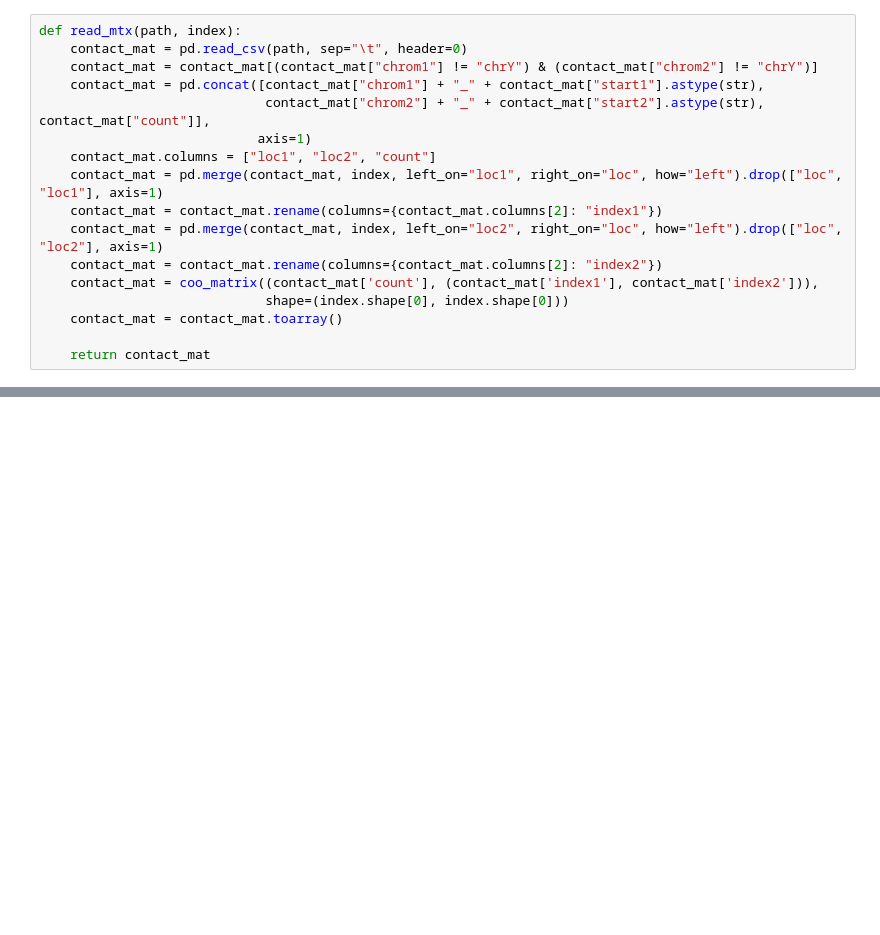
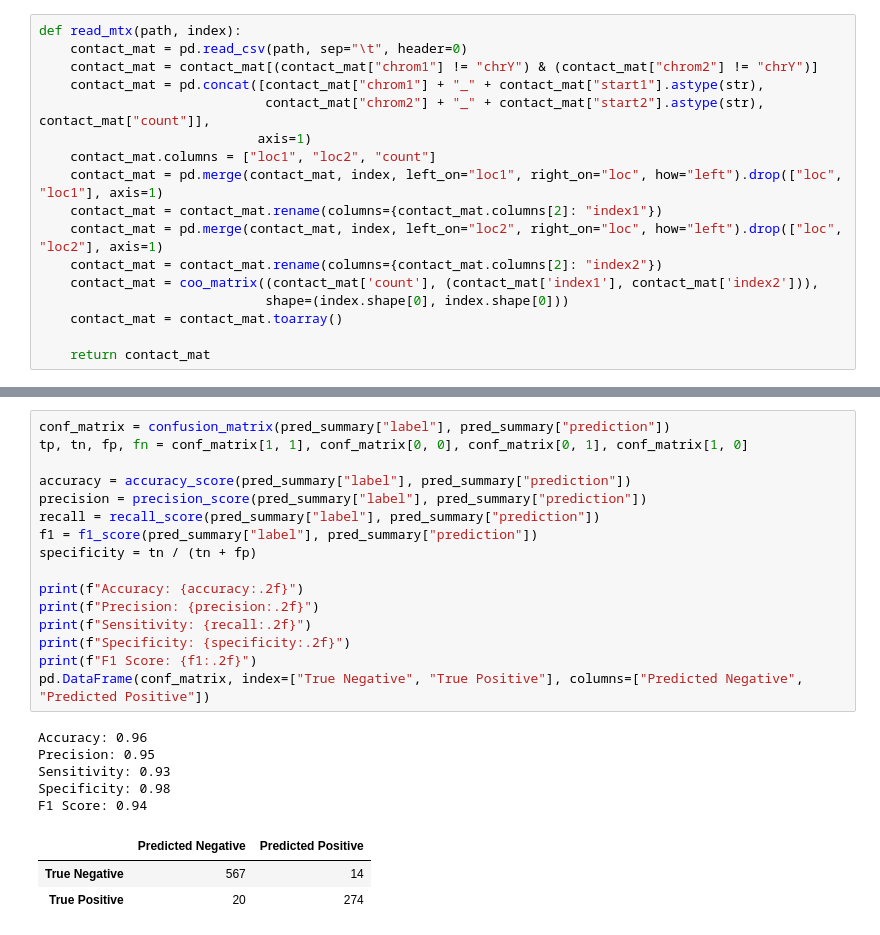
Before and after one commit to Enterprise-D/ecDNAalternative, a Jupyter notebook: model.ipynb, the cells around one changed output, grey strips where cells are left out. Cells and saved outputs as stored; diff of their text form; blank space fills up the shorter version.

```diff
--- a/model.ipynb
+++ b/model.ipynb
@@ -198,0 +334,25 @@ print(f'Test Accuracy: {test_accuracy * 100:.2f}%')
+# %%
+conf_matrix = confusion_matrix(pred_summary["label"], pred_summary["prediction"])
+tp, tn, fp, fn = conf_matrix[1, 1], conf_matrix[0, 0], conf_matrix[0, 1], conf_matrix[1, 0]
+
+accuracy = accuracy_score(pred_summary["label"], pred_summary["prediction"])
+precision = precision_score(pred_summary["label"], pred_summary["prediction"])
+recall = recall_score(pred_summary["label"], pred_summary["prediction"])
+f1 = f1_score(pred_summary["label"], pred_summary["prediction"])
+specificity = tn / (tn + fp)
+
+print(f"Accuracy: {accuracy:.2f}")
+print(f"Precision: {precision:.2f}")
+print(f"Sensitivity: {recall:.2f}")
+print(f"Specificity: {specificity:.2f}")
+print(f"F1 Score: {f1:.2f}")
+pd.DataFrame(conf_matrix, index=["True Negative", "True Positive"], columns=["Predicted Negative", "Predicted Positive"])
+# %% [output]
+Accuracy: 0.96
+Precision: 0.95
+Sensitivity: 0.93
+Specificity: 0.98
+F1 Score: 0.94
+|  | Predicted Negative | Predicted Positive |
+| True Negative | 567 | 14 |
+| True Positive | 20 | 274 |
```
Also changed, not shown: parts of 14 cells of this notebook, 2 other files.
